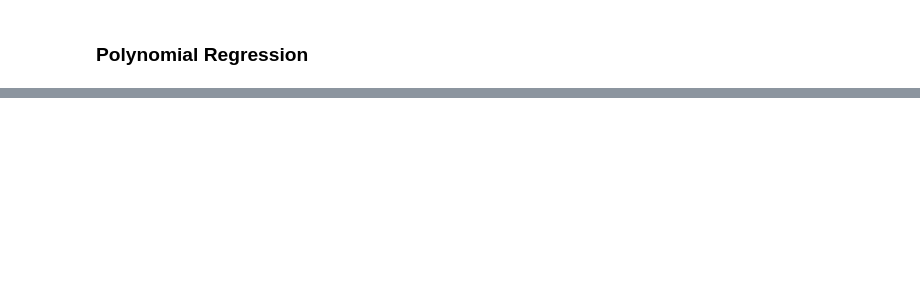
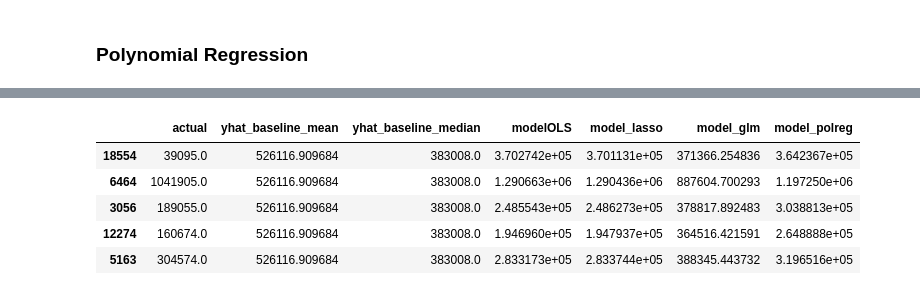
Before and after one commit to cindyvillanuevads/regression_project_zillow-, a Jupyter notebook: zillow.ipynb, the cells around one changed output, grey strips where cells are left out. Saved outputs shown, nothing was run; the diff lists cells and outputs as text; code cells hidden in the pictures; blank space fills up the shorter version.

```diff
--- a/zillow.ipynb
+++ b/zillow.ipynb
@@ -469,3 +797,12 @@ metric_df
 #     'model': name,
 #     'rmse': met['rmse'],
 #     'r^2' : met['r2']}
+# %%
+y_validate.head()
+# %% [output]
+|  | actual | yhat_baseline_mean | yhat_baseline_median | modelOLS | model_lasso | model_glm | model_polreg |
+| 18554 | 39095.0 | 526116.909684 | 383008.0 | 3.702742e+05 | 3.701131e+05 | 371366.254836 | 3.642367e+05 |
+| 6464 | 1041905.0 | 526116.909684 | 383008.0 | 1.290663e+06 | 1.290436e+06 | 887604.700293 | 1.197250e+06 |
+| 3056 | 189055.0 | 526116.909684 | 383008.0 | 2.485543e+05 | 2.486273e+05 | 378817.892483 | 3.038813e+05 |
+| 12274 | 160674.0 | 526116.909684 | 383008.0 | 1.946960e+05 | 1.947937e+05 | 364516.421591 | 2.648888e+05 |
+| 5163 | 304574.0 | 526116.909684 | 383008.0 | 2.833173e+05 | 2.833744e+05 | 388345.443732 | 3.196516e+05 |
```
Also changed, not shown: parts of 63 cells of this notebook.
